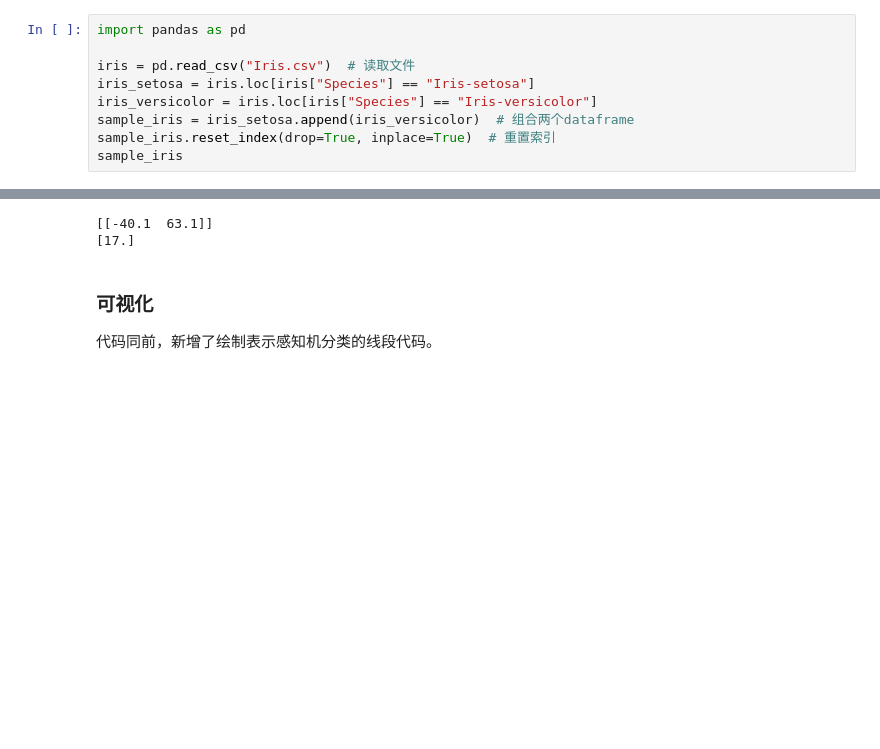
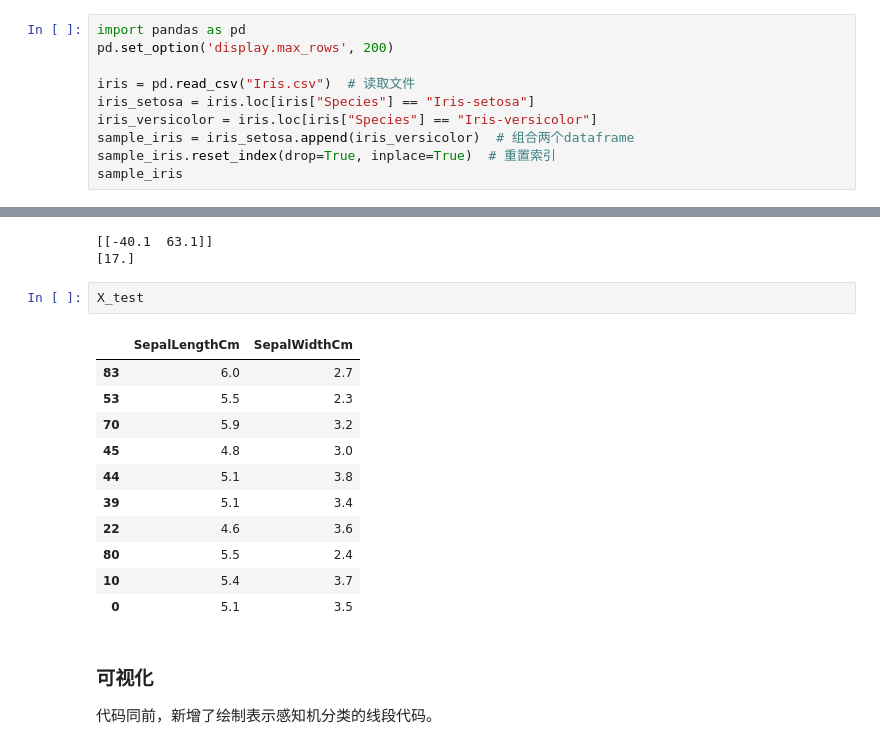
Before and after one commit to DrDavidS/basic_Machine_Learning, a Jupyter notebook: 杭电机器学习课程及代码/2.2 感知机基础.ipynb, the cells around one changed output, grey strips where cells are left out. Drawn from its saved outputs; the diff is of its cells as text; blank space fills up the shorter version.

```diff
--- a/杭电机器学习课程及代码/2.2 感知机基础.ipynb
+++ b/杭电机器学习课程及代码/2.2 感知机基础.ipynb
@@ -239,6 +239,7 @@ $ y_i\in \mathbb Y= \{+1, -1\},i=1,2,\ldots,N $ ，表示输出空间。
 代码实现如下：
 # %%
 import pandas as pd
+pd.set_option('display.max_rows', 200)
 
 iris = pd.read_csv("Iris.csv")  # 读取文件
 iris_setosa = iris.loc[iris["Species"] == "Iris-setosa"]
@@ -476,6 +463,20 @@ print(clf.intercept_)  # 打印截距b
 # %% [output]
 [[-40.1  63.1]]
 [17.]
+# %%
+X_test
+# %% [output]
+|  | SepalLengthCm | SepalWidthCm |
+| 83 | 6.0 | 2.7 |
+| 53 | 5.5 | 2.3 |
+| 70 | 5.9 | 3.2 |
+| 45 | 4.8 | 3.0 |
+| 44 | 5.1 | 3.8 |
+| 39 | 5.1 | 3.4 |
+| 22 | 4.6 | 3.6 |
+| 80 | 5.5 | 2.4 |
+| 10 | 5.4 | 3.7 |
+| 0 | 5.1 | 3.5 |
 # %% [markdown]
 ### 可视化
 
```
Also changed, not shown: parts of 12 cells of this notebook.
